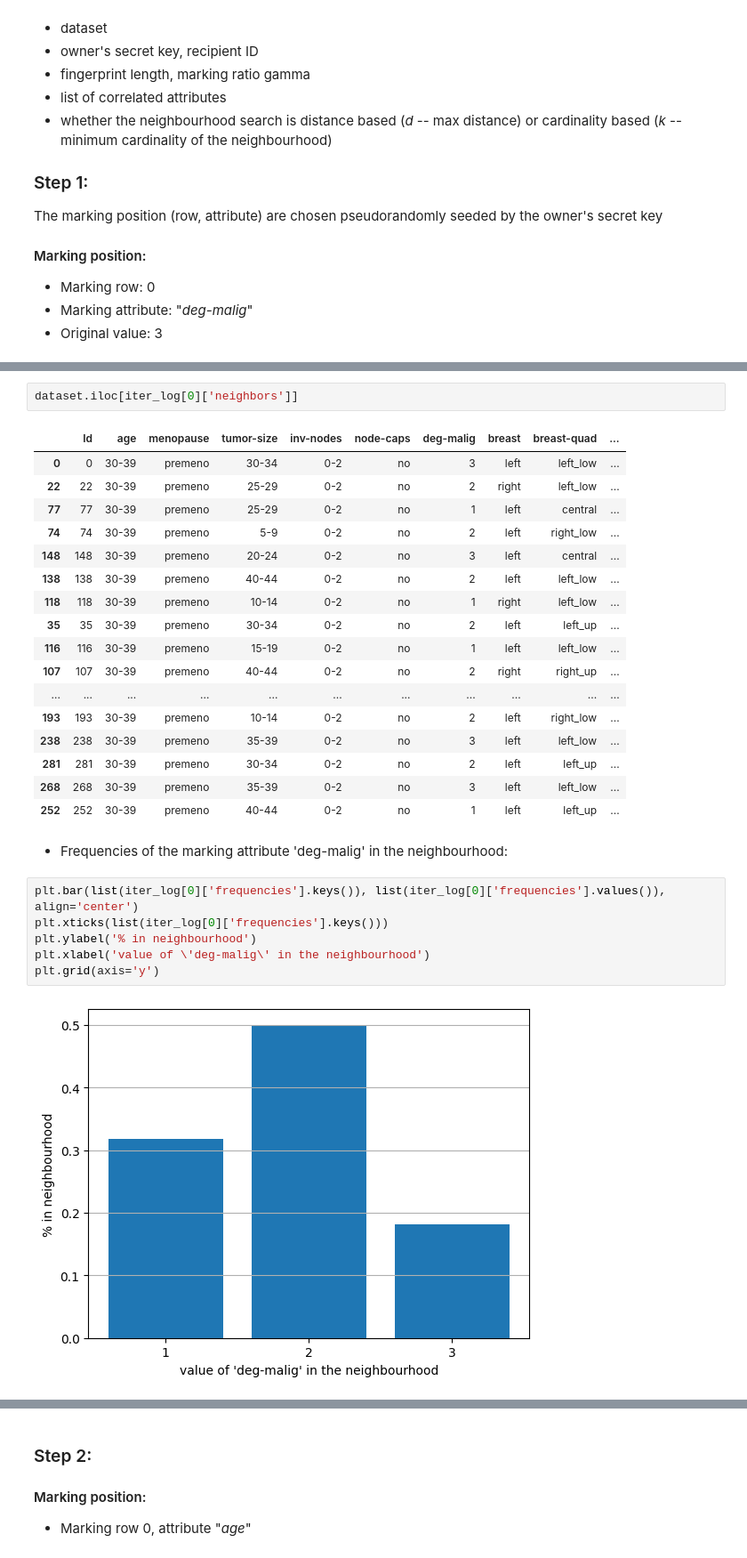
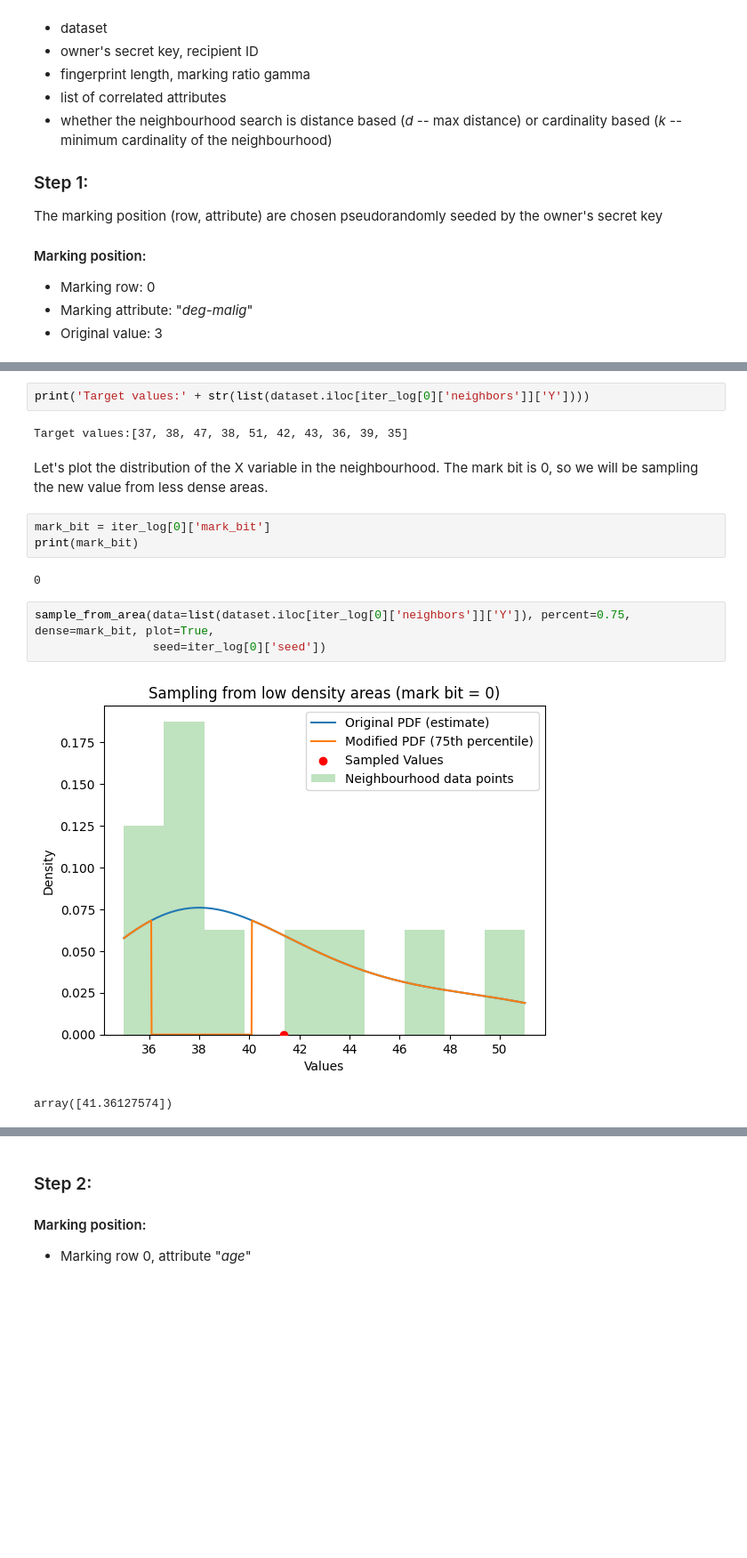
Before and after one commit to tanjascats/NCorr-FP, a Jupyter notebook: NCorrFP-demo-continuous.ipynb, the cells around one changed output, grey strips where cells are left out. Shown at 89% size. Cells and saved outputs as stored; diff of their text form; blank space fills up the shorter version.

```diff
--- a/NCorrFP-demo-continuous.ipynb
+++ b/NCorrFP-demo-continuous.ipynb
@@ -104,30 +106,18 @@ To summ up:
-# %%
-dataset.iloc[iter_log[0]['neighbors']]
-# %% [output]
-|  | Id | age | menopause | tumor-size | inv-nodes | node-caps | deg-malig | breast | breast-quad | ... |
-| 0 | 0 | 30-39 | premeno | 30-34 | 0-2 | no | 3 | left | left_low | ... |
-| 22 | 22 | 30-39 | premeno | 25-29 | 0-2 | no | 2 | right | left_low | ... |
-| 77 | 77 | 30-39 | premeno | 25-29 | 0-2 | no | 1 | left | central | ... |
-| 74 | 74 | 30-39 | premeno | 5-9 | 0-2 | no | 2 | left | right_low | ... |
-| 148 | 148 | 30-39 | premeno | 20-24 | 0-2 | no | 3 | left | central | ... |
-| 138 | 138 | 30-39 | premeno | 40-44 | 0-2 | no | 2 | left | left_low | ... |
-| 118 | 118 | 30-39 | premeno | 10-14 | 0-2 | no | 1 | right | left_low | ... |
-| 35 | 35 | 30-39 | premeno | 30-34 | 0-2 | no | 2 | left | left_up | ... |
-| 116 | 116 | 30-39 | premeno | 15-19 | 0-2 | no | 1 | left | left_low | ... |
-| 107 | 107 | 30-39 | premeno | 40-44 | 0-2 | no | 2 | right | right_up | ... |
-| ... | ... | ... | ... | ... | ... | ... | ... | ... | ... | ... |
-| 193 | 193 | 30-39 | premeno | 10-14 | 0-2 | no | 2 | left | right_low | ... |
-| 238 | 238 | 30-39 | premeno | 35-39 | 0-2 | no | 3 | left | left_low | ... |
-| 281 | 281 | 30-39 | premeno | 30-34 | 0-2 | no | 2 | left | left_up | ... |
-| 268 | 268 | 30-39 | premeno | 35-39 | 0-2 | no | 3 | left | left_low | ... |
-| 252 | 252 | 30-39 | premeno | 40-44 | 0-2 | no | 1 | left | left_up | ... |
+# %%
+print('Target values:' + str(list(dataset.iloc[iter_log[0]['neighbors']]['Y'])))
+# %% [output]
+Target values:[37, 38, 47, 38, 51, 42, 43, 36, 39, 35]
 # %% [markdown]
-- Frequencies of the marking attribute 'deg-malig' in the neighbourhood:
+Let's plot the distribution of the X variable in the neighbourhood.
+The mark bit is 0, so we will be sampling the new value from less dense areas.
-# %%
-plt.bar(list(iter_log[0]['frequencies'].keys()), list(iter_log[0]['frequencies'].values()), align='center')
-plt.xticks(list(iter_log[0]['frequencies'].keys()))
-plt.ylabel('% in neighbourhood')
-plt.xlabel('value of \'deg-malig\' in the neighbourhood')
-plt.grid(axis='y')
-# %% [output]
-[figure, removed]
+# %%
+mark_bit = iter_log[0]['mark_bit']
+print(mark_bit)
+# %% [output]
+0
+# %%
+sample_from_area(data=list(dataset.iloc[iter_log[0]['neighbors']]['Y']), percent=0.75, dense=mark_bit, plot=True,
+                 seed=iter_log[0]['seed'])
+# %% [output]
+[figure, added]
+array([41.36127574])
```
Also changed, not shown: parts of 70 cells of this notebook, 7 other files.
